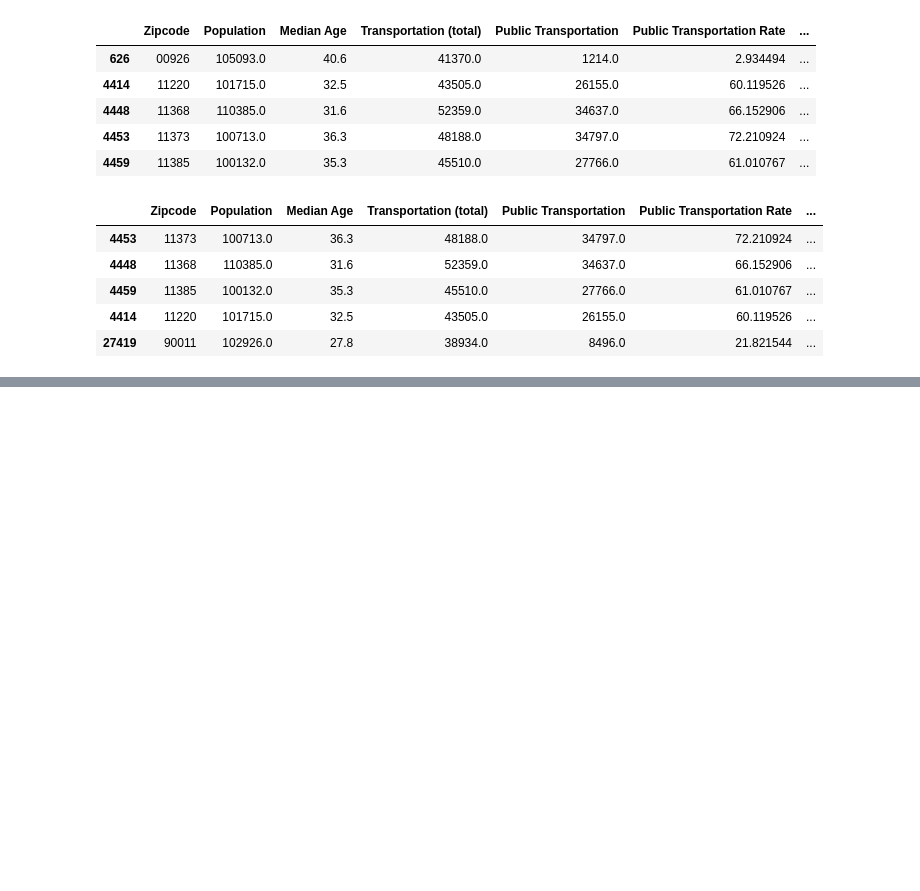
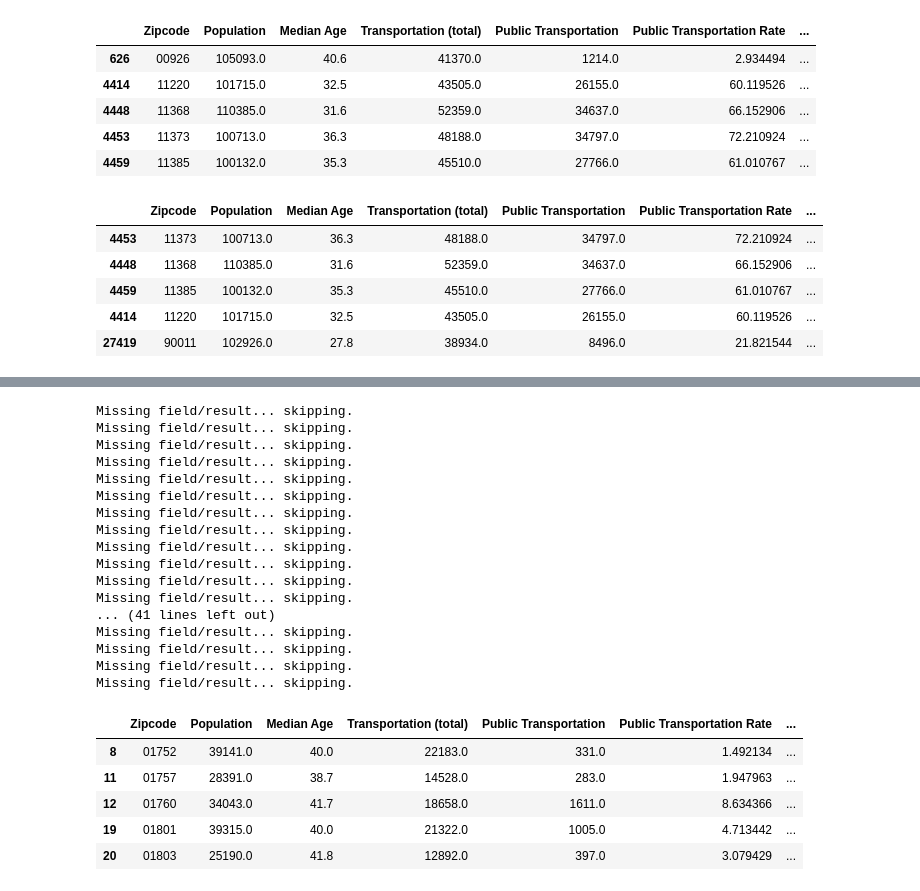
Before and after one commit to khartmann5/Project_01, a Jupyter notebook: Census_Data.ipynb, the cells around one changed output, grey strips where cells are left out. Saved outputs shown, nothing was run; the diff lists cells and outputs as text; code cells hidden in the pictures; blank space fills up the shorter version.

```diff
--- a/Census_Data.ipynb
+++ b/Census_Data.ipynb
@@ -250,0 +267,63 @@ fig
+# %%
+# create a params dict that will be updated with new city each iteration
+params = {"key": g_key}
+base_url = "https://maps.googleapis.com/maps/api/geocode/json"
+
+count = 0
+# Loop through the cities_pd and run a lat/long search for each city
+for index, row in groupby_census_pd.iterrows():
+
+#     if count == 15:
+#         break
+
+    zipcode = row['Zipcode']
+
+    # update address key value
+    params['address'] = f"{zipcode}"
+
+    # make request
+    cities_lat_lng = requests.get(base_url, params=params)
+
+#     convert to json
+    cities_lat_lng = cities_lat_lng.json()
+
+    try:
+        groupby_census_pd.loc[index, "Lat"] = cities_lat_lng["results"][0]["geometry"]["location"]["lat"]
+        groupby_census_pd.loc[index, "Lng"] = cities_lat_lng["results"][0]["geometry"]["location"]["lng"]
+        groupby_census_pd.loc[index, "City"] = cities_lat_lng["results"][0]["address_components"][1]["long_name"]
+        groupby_census_pd.loc[index, "State"] = cities_lat_lng["results"][0]["address_components"][3]["short_name"]
+#         print(f"count {count}")
+    except (KeyError, IndexError):
+        print("Missing field/result... skipping.")
+
+    count = count + 1
+
+# Print to csv
+# groupby_census_pd.to_csv("Resources/census_data_with_city_lat_lng.csv", encoding="utf-8", index=False)
+
+# Visualize to confirm lat lng city appear
+groupby_census_pd.head()
+# %% [output]
+Missing field/result... skipping.
+Missing field/result... skipping.
+Missing field/result... skipping.
+Missing field/result... skipping.
+Missing field/result... skipping.
+Missing field/result... skipping.
+Missing field/result... skipping.
+Missing field/result... skipping.
+Missing field/result... skipping.
+Missing field/result... skipping.
+Missing field/result... skipping.
+Missing field/result... skipping.
+... (41 lines left out)
+Missing field/result... skipping.
+Missing field/result... skipping.
+Missing field/result... skipping.
+Missing field/result... skipping.
+|  | Zipcode | Population | Median Age | Transportation (total) | Public Transportation | Public Transportation Rate | ... |
+| 8 | 01752 | 39141.0 | 40.0 | 22183.0 | 331.0 | 1.492134 | ... |
+| 11 | 01757 | 28391.0 | 38.7 | 14528.0 | 283.0 | 1.947963 | ... |
+| 12 | 01760 | 34043.0 | 41.7 | 18658.0 | 1611.0 | 8.634366 | ... |
+| 19 | 01801 | 39315.0 | 40.0 | 21322.0 | 1005.0 | 4.713442 | ... |
+| 20 | 01803 | 25190.0 | 41.8 | 12892.0 | 397.0 | 3.079429 | ... |
```
Also changed, not shown: parts of 2 cells of this notebook, 1 other file.
